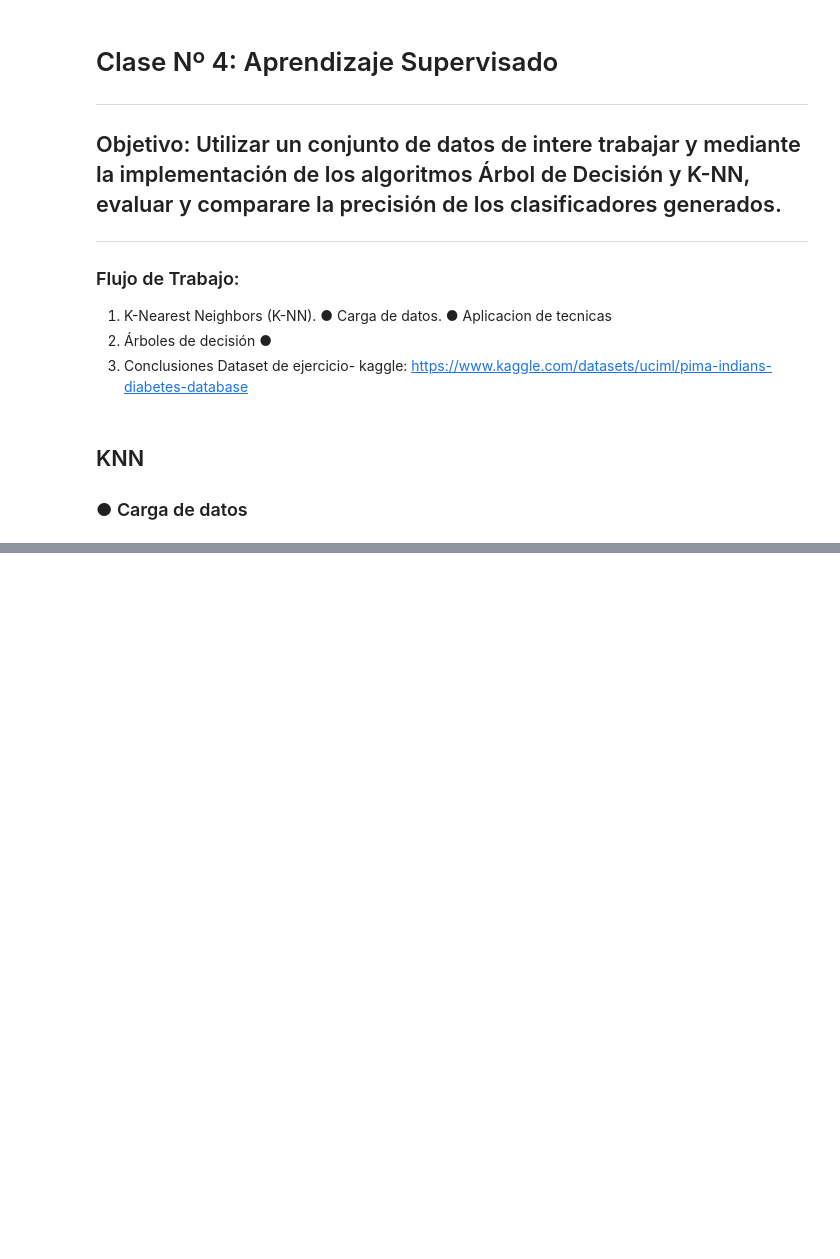
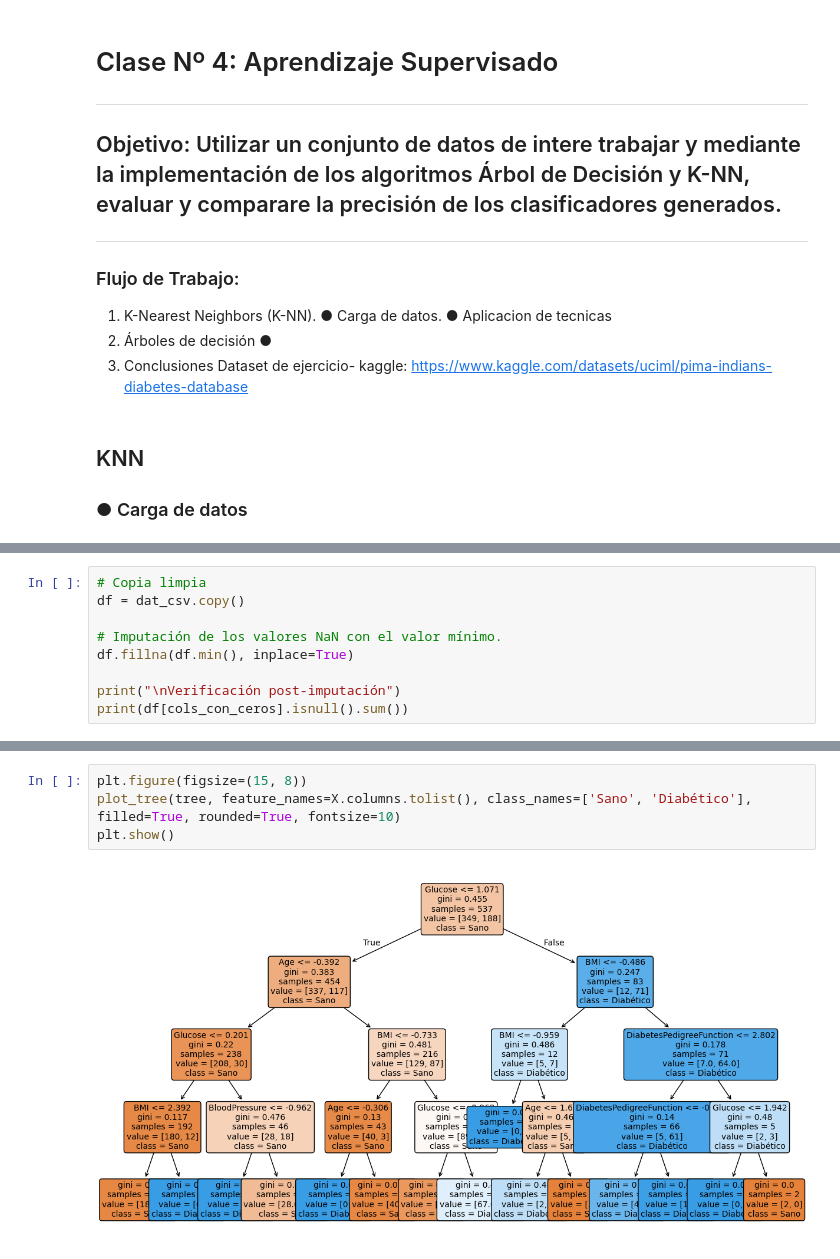
Before and after one commit to debiie918/APRENDIZAJE-AUTOMATICO, a Jupyter notebook: clase 5/knn&arborldd.ipynb, the cells around one changed output, grey strips where cells are left out. Saved outputs shown, nothing was run; the diff lists cells and outputs as text; blank space fills up the shorter version.

```diff
--- a/clase 5/knn&arborldd.ipynb
+++ b/clase 5/knn&arborldd.ipynb
@@ -30,0 +62,9 @@ FileNotFoundError: [Errno 2] No such file or directory: 'diabetes.csv'
+# %%
+# Copia limpia
+df = dat_csv.copy()
+
+# Imputación de los valores NaN con el valor mínimo.
+df.fillna(df.min(), inplace=True)
+
+print("\nVerificación post-imputación")
+print(df[cols_con_ceros].isnull().sum())
@@ -30,0 +227,6 @@ FileNotFoundError: [Errno 2] No such file or directory: 'diabetes.csv'
+# %%
+plt.figure(figsize=(15, 8))
+plot_tree(tree, feature_names=X.columns.tolist(), class_names=['Sano', 'Diabético'], filled=True, rounded=True, fontsize=10)
+plt.show()
+# %% [output]
+[figure, added]
```
Also changed, not shown: parts of 17 cells of this notebook, 1 other file.
